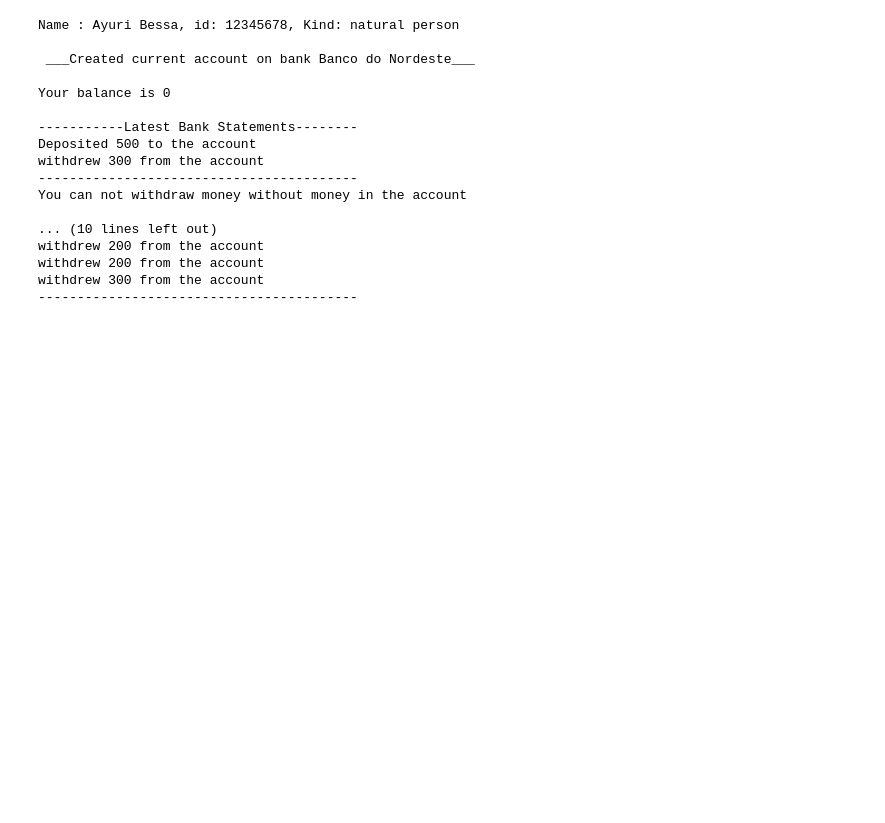
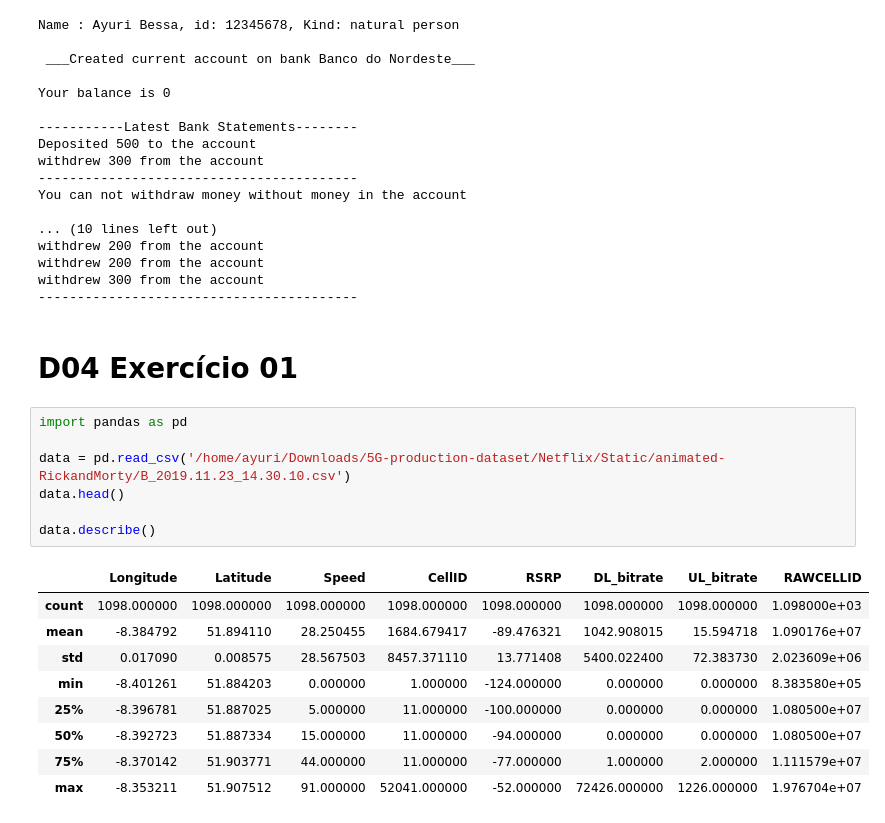
Before and after one commit to ayuribessa/DCO2002_2022-pr-ticas, a Jupyter notebook: Entrega_01.ipynb, the cells around one changed output. Drawn from its saved outputs; the diff is of its cells as text; blank space fills up the shorter version.

```diff
--- a/Entrega_01.ipynb
+++ b/Entrega_01.ipynb
@@ -429,3 +431,22 @@ withdrew 200 from the account
 withdrew 200 from the account
 withdrew 300 from the account
 -----------------------------------------
+# %% [markdown]
+# D04 Exercício 01
+# %%
+import pandas as pd
+
+data = pd.read_csv('/home/ayuri/Downloads/5G-production-dataset/Netflix/Static/animated-RickandMorty/B_2019.11.23_14.30.10.csv')
+data.head()
+
+data.describe()
+# %% [output]
+|  | Longitude | Latitude | Speed | CellID | RSRP | DL_bitrate | UL_bitrate | RAWCELLID |
+| count | 1098.000000 | 1098.000000 | 1098.000000 | 1098.000000 | 1098.000000 | 1098.000000 | 1098.000000 | 1.098000e+03 |
+| mean | -8.384792 | 51.894110 | 28.250455 | 1684.679417 | -89.476321 | 1042.908015 | 15.594718 | 1.090176e+07 |
+| std | 0.017090 | 0.008575 | 28.567503 | 8457.371110 | 13.771408 | 5400.022400 | 72.383730 | 2.023609e+06 |
+| min | -8.401261 | 51.884203 | 0.000000 | 1.000000 | -124.000000 | 0.000000 | 0.000000 | 8.383580e+05 |
+| 25% | -8.396781 | 51.887025 | 5.000000 | 11.000000 | -100.000000 | 0.000000 | 0.000000 | 1.080500e+07 |
+| 50% | -8.392723 | 51.887334 | 15.000000 | 11.000000 | -94.000000 | 0.000000 | 0.000000 | 1.080500e+07 |
+| 75% | -8.370142 | 51.903771 | 44.000000 | 11.000000 | -77.000000 | 1.000000 | 2.000000 | 1.111579e+07 |
+| max | -8.353211 | 51.907512 | 91.000000 | 52041.000000 | -52.000000 | 72426.000000 | 1226.000000 | 1.976704e+07 |
```
Also changed, not shown: parts of 3 cells of this notebook.
